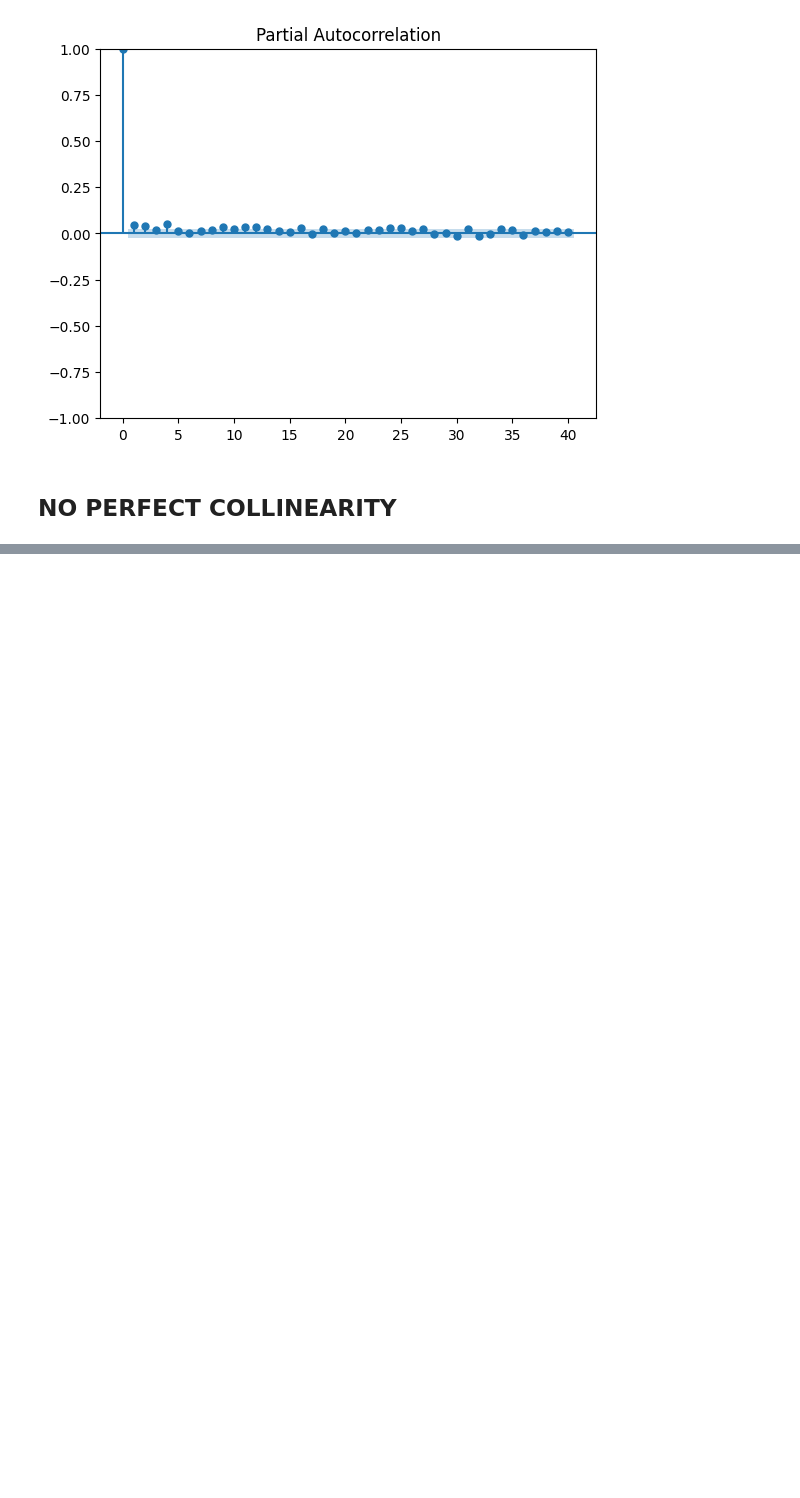
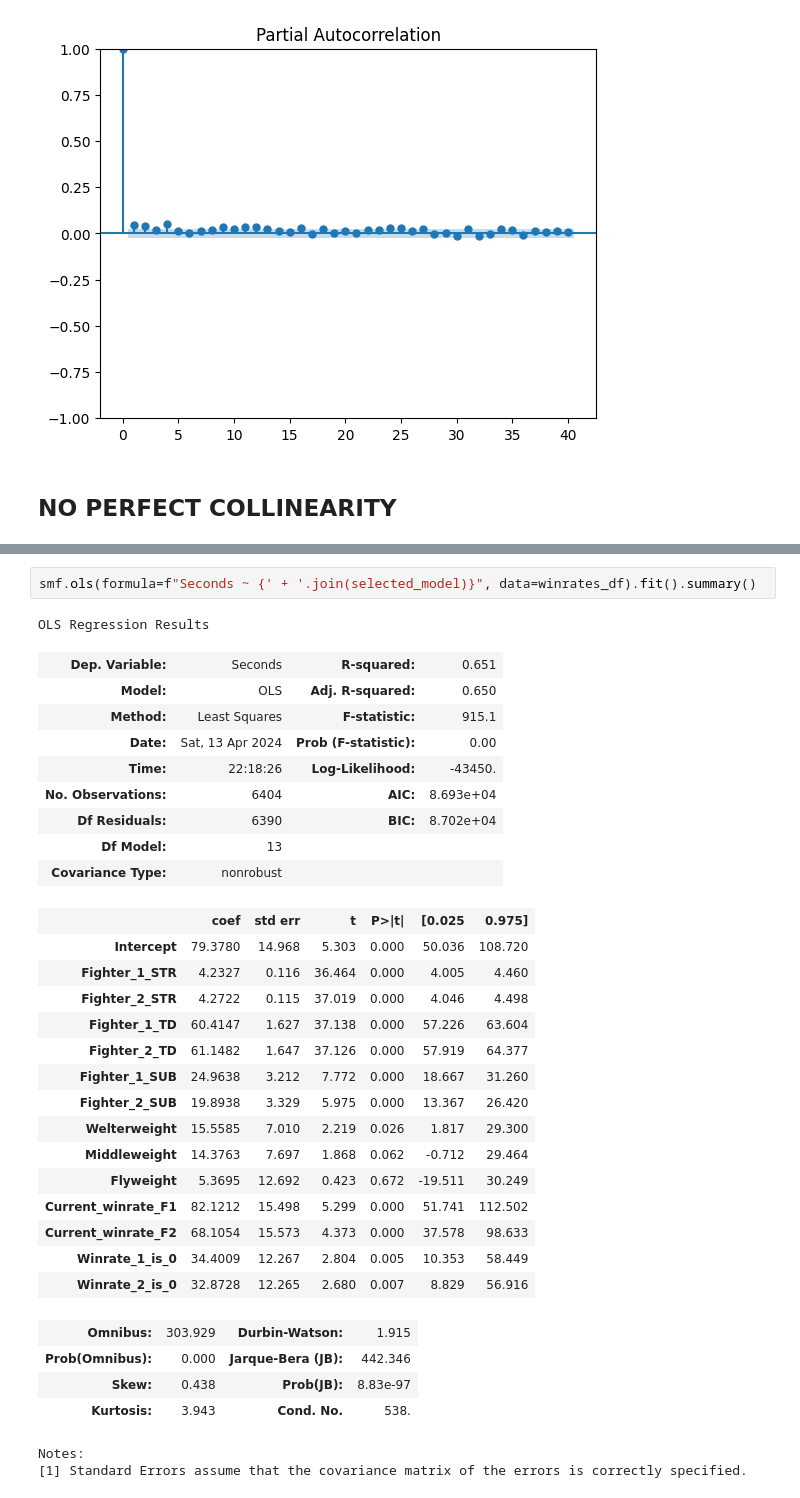
Before and after one commit to Vitaliypn/UFC_Econometrics_Research, a Jupyter notebook: project.ipynb, the cells around one changed output, grey strips where cells are left out. Saved outputs shown, nothing was run; the diff lists cells and outputs as text; blank space fills up the shorter version.

```diff
--- a/project.ipynb
+++ b/project.ipynb
@@ -1024,0 +1086,34 @@ p=sns.heatmap(winrates_df_model.corr(), annot=True,cmap='RdYlGn',square=True)  #
+# %%
+smf.ols(formula=f"Seconds ~ {' + '.join(selected_model)}", data=winrates_df).fit().summary()
+# %% [output]
+OLS Regression Results
+| Dep. Variable: | Seconds | R-squared: | 0.651 |
+| Model: | OLS | Adj. R-squared: | 0.650 |
+| Method: | Least Squares | F-statistic: | 915.1 |
+| Date: | Sat, 13 Apr 2024 | Prob (F-statistic): | 0.00 |
+| Time: | 22:18:26 | Log-Likelihood: | -43450. |
+| No. Observations: | 6404 | AIC: | 8.693e+04 |
+| Df Residuals: | 6390 | BIC: | 8.702e+04 |
+| Df Model: | 13 |  |  |
+| Covariance Type: | nonrobust |  |  |
+|  | coef | std err | t | P>|t| | [0.025 | 0.975] |
+| Intercept | 79.3780 | 14.968 | 5.303 | 0.000 | 50.036 | 108.720 |
+| Fighter_1_STR | 4.2327 | 0.116 | 36.464 | 0.000 | 4.005 | 4.460 |
+| Fighter_2_STR | 4.2722 | 0.115 | 37.019 | 0.000 | 4.046 | 4.498 |
+| Fighter_1_TD | 60.4147 | 1.627 | 37.138 | 0.000 | 57.226 | 63.604 |
+| Fighter_2_TD | 61.1482 | 1.647 | 37.126 | 0.000 | 57.919 | 64.377 |
+| Fighter_1_SUB | 24.9638 | 3.212 | 7.772 | 0.000 | 18.667 | 31.260 |
+| Fighter_2_SUB | 19.8938 | 3.329 | 5.975 | 0.000 | 13.367 | 26.420 |
+| Welterweight | 15.5585 | 7.010 | 2.219 | 0.026 | 1.817 | 29.300 |
+| Middleweight | 14.3763 | 7.697 | 1.868 | 0.062 | -0.712 | 29.464 |
+| Flyweight | 5.3695 | 12.692 | 0.423 | 0.672 | -19.511 | 30.249 |
+| Current_winrate_F1 | 82.1212 | 15.498 | 5.299 | 0.000 | 51.741 | 112.502 |
+| Current_winrate_F2 | 68.1054 | 15.573 | 4.373 | 0.000 | 37.578 | 98.633 |
+| Winrate_1_is_0 | 34.4009 | 12.267 | 2.804 | 0.005 | 10.353 | 58.449 |
+| Winrate_2_is_0 | 32.8728 | 12.265 | 2.680 | 0.007 | 8.829 | 56.916 |
+| Omnibus: | 303.929 | Durbin-Watson: | 1.915 |
+| Prob(Omnibus): | 0.000 | Jarque-Bera (JB): | 442.346 |
+| Skew: | 0.438 | Prob(JB): | 8.83e-97 |
+| Kurtosis: | 3.943 | Cond. No. | 538. |
+Notes:
+[1] Standard Errors assume that the covariance matrix of the errors is correctly specified.
```
Also changed, not shown: parts of 12 cells of this notebook.
